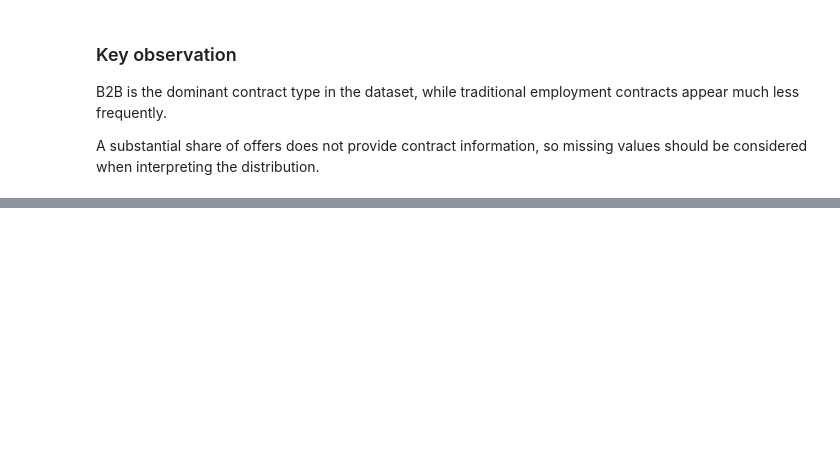
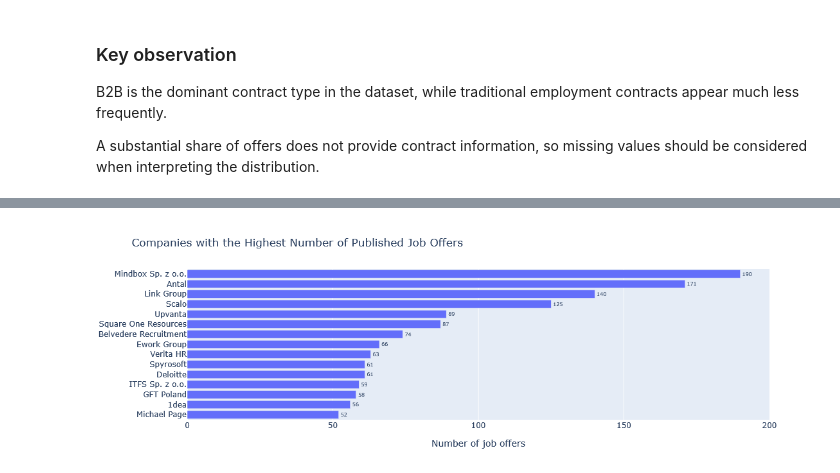
Before and after one commit to MateuszWojno/job_market_intelligence, a Jupyter notebook: notebooks/eda.ipynb, the cells around one changed output, grey strips where cells are left out. Drawn from its saved outputs; the diff is of its cells as text; code cells hidden in the pictures; blank space fills up the shorter version.

```diff
--- a/notebooks/eda.ipynb
+++ b/notebooks/eda.ipynb
@@ -800,0 +1047,12 @@ fig.show()
+# %%
+top_10_companies = (
+    company_ranking
+    .head(15)
+    .sort_values(
+        "job_offers",
+        ascending=True,
+    )
+    .reset_index()
+)
+
+top_10_companies
@@ -800,0 +1076,37 @@ fig.show()
+# %%
+import plotly.express as px
+
+fig = px.bar(
+    top_10_companies,
+    x="job_offers",
+    y="company",
+    orientation="h",
+    text="job_offers",
+    title=(
+        "Companies with the Highest Number "
+        "of Published Job Offers"
+    ),
+    labels={
+        "job_offers": "Number of job offers",
+        "company": "Company",
+    },
+)
+
+fig.update_traces(
+    textposition="outside"
+)
+
+fig.update_layout(
+    yaxis_title=None,
+    showlegend=False,
+    margin=dict(
+        l=20,
+        r=60,
+        t=70,
+        b=40,
+    ),
+)
+
+fig.show()
+# %% [output]
+[figure, added]
```
Also changed, not shown: parts of 53 cells of this notebook.
